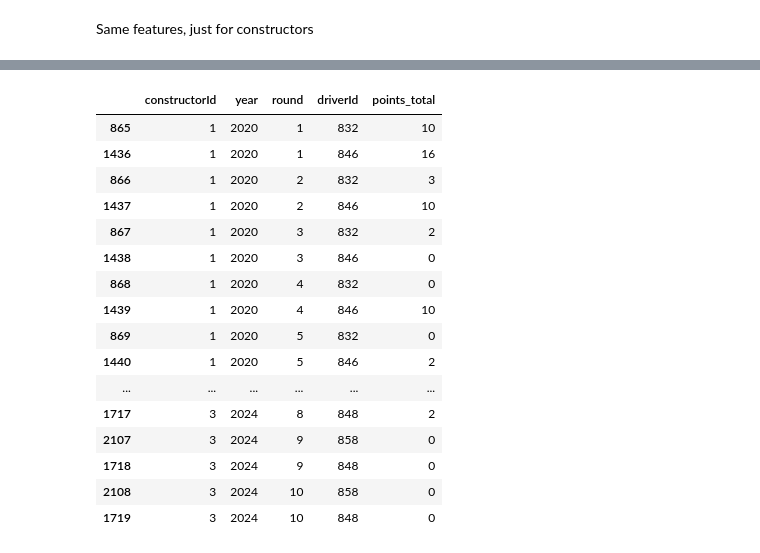
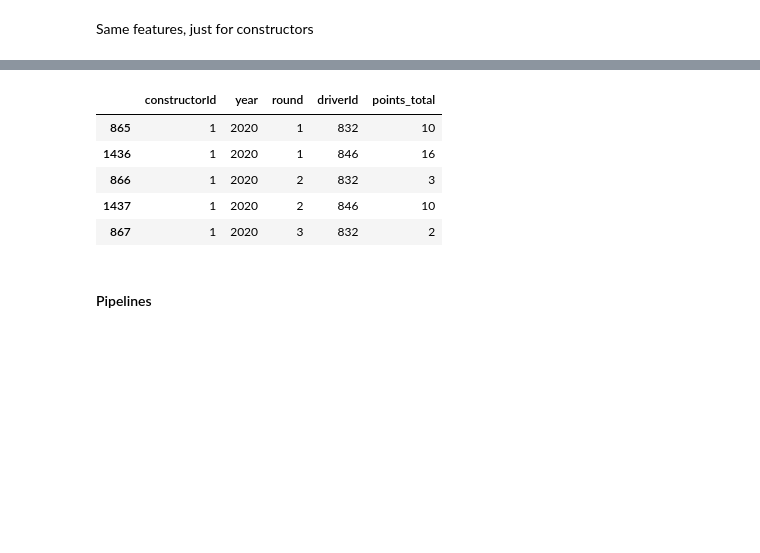
Before and after one commit to Ognjeniii/f1-predictions, a Jupyter notebook: F1.ipynb, the cells around one changed output, grey strips where cells are left out. Cells and saved outputs as stored; diff of their text form; code cells hidden in the pictures; blank space fills up the shorter version.

```diff
--- a/F1.ipynb
+++ b/F1.ipynb
@@ -857,27 +855,19 @@ df[df['constructorId'] == 131].head()
 | 4 | 1035 | 9 | 2020 | 5 | 70th Anniversary Grand Prix | 2020-08-09 | 1900-01-01 13:10:00 | 8459 | 1 | 131 | ... |
 # %%
 # df[(df["final_position_num"] > 10) & (df["rank"] == 1)]
+df['team_points_last_5'] = df['team_points_last_5'].fillna(0)
 # %%
 df = df.sort_values(['constructorId'])
 # %%
 df[
     ['constructorId', 'year', 'round', 'driverId', 'points_total']
-].sort_values(['constructorId', 'year', 'round'])
+].sort_values(['constructorId', 'year', 'round']).head()
 # %% [output]
 |  | constructorId | year | round | driverId | points_total |
 | 865 | 1 | 2020 | 1 | 832 | 10 |
 | 1436 | 1 | 2020 | 1 | 846 | 16 |
 | 866 | 1 | 2020 | 2 | 832 | 3 |
 | 1437 | 1 | 2020 | 2 | 846 | 10 |
 | 867 | 1 | 2020 | 3 | 832 | 2 |
-| 1438 | 1 | 2020 | 3 | 846 | 0 |
-| 868 | 1 | 2020 | 4 | 832 | 0 |
-| 1439 | 1 | 2020 | 4 | 846 | 10 |
-| 869 | 1 | 2020 | 5 | 832 | 0 |
-| 1440 | 1 | 2020 | 5 | 846 | 2 |
-| ... | ... | ... | ... | ... | ... |
-| 1717 | 3 | 2024 | 8 | 848 | 2 |
-| 2107 | 3 | 2024 | 9 | 858 | 0 |
-| 1718 | 3 | 2024 | 9 | 848 | 0 |
-| 2108 | 3 | 2024 | 10 | 858 | 0 |
-| 1719 | 3 | 2024 | 10 | 848 | 0 |
+# %% [markdown]
+#### Pipelines
```
Also changed, not shown: parts of 20 cells of this notebook.
